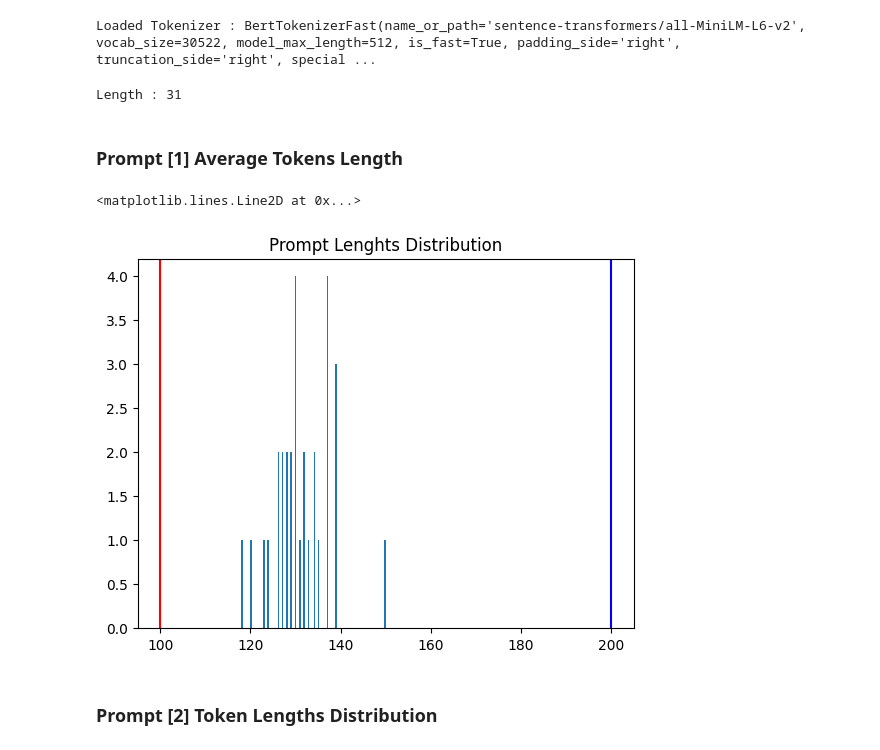
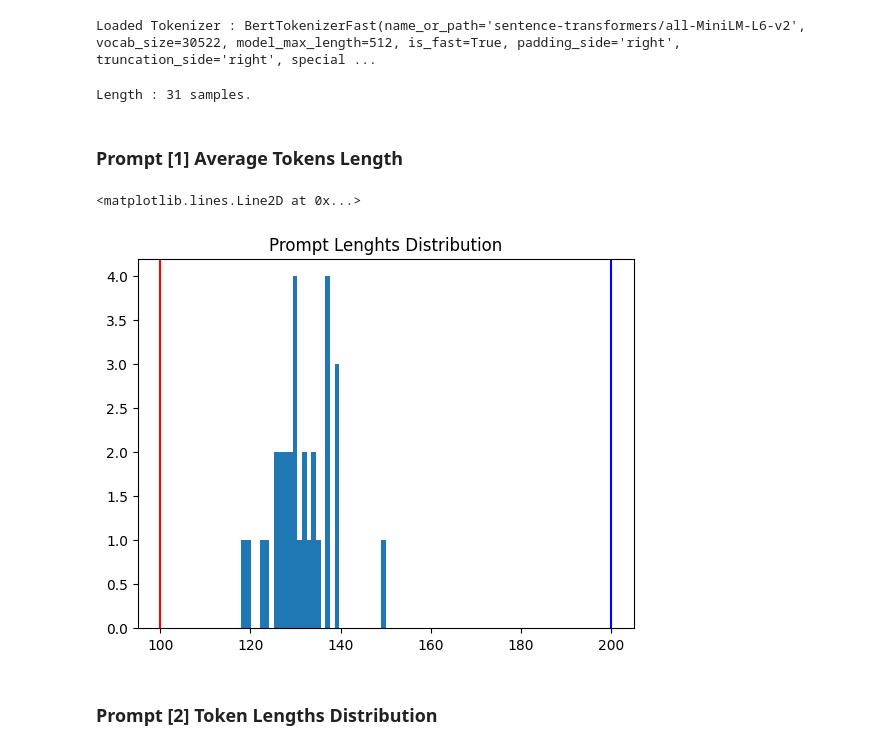
Before and after one commit to iusztinpaul/hands-on-llms, a Jupyter notebook: notebooks/prompts_eda.ipynb, the cells around one changed output. Saved outputs shown, nothing was run; the diff lists cells and outputs as text; code cells hidden in the pictures.

```diff
--- a/notebooks/prompts_eda.ipynb
+++ b/notebooks/prompts_eda.ipynb
@@ -69,24 +69,28 @@ class TrainSample:
 
 class DatasetGenerator:
     def __init__(self, dataset_file_path: Path, scope: Scope):
-        self.scope = scope
+        self._scope = scope
         self.tokenizer = tokenizer
         self.dataset = self._load_dataset(dataset_file_path)
+
+    @property
+    def size(self):
+        return len(self.dataset[self._scope.value])
 
     def _load_dataset(self, dataset_file_path: Path):
         try:
             dataset = load_dataset("json", data_files=str(dataset_json_file))
-            print(f"Length : {len(dataset[self.scope.value])} samples.")
+            print(f"Length : {len(dataset[self._scope.value])} samples.")
             return dataset
         except FileNotFoundError:
             print("JSON file not found.")
-            raise FileNotFoundError("Yo, check the file path")
+            raise FileNotFoundError("Check the file path")
         except SyntaxError:
             print("JSON file badly formatted.")
-            raise FileNotFoundError("Yo, forgot how to write json?")
+            raise FileNotFoundError("Forgot how to write json")
 
     def tokenized_samples_gen(self, tokenizer):
-        formatted_samples = list(map(lambda en: TrainSample(**en), self.dataset[self.scope.value]))
+        formatted_samples = list(map(lambda en: TrainSample(**en), self.dataset[self._scope.value]))
         for sample in formatted_samples:
             as_str = sample.formatted()
             tokenized = tokenizer(as_str)
@@ -94,14 +98,9 @@ class DatasetGenerator:
             yield tokenized
 
     def raw_samples_gen(self):
-        formatted_samples = list(map(lambda en: TrainSample(**en), self.dataset[self.scope.value]))
+        formatted_samples = list(map(lambda en: TrainSample(**en), self.dataset[self._scope.value]))
         for sample in formatted_samples:
-            yield sample
-
-def tokenize(str_prompt: str) -> List:
-    tokenized = tokenizer(str_prompt)
-    tokenized = tokenized["input_ids"]
-    return tokenized
+            yield samples
 # %%
 
 # 1. Prerequisites
@@ -113,21 +112,21 @@ dataset_json_file = DATASET_ROOT / "training_data.json"
 dataset = DatasetGenerator(dataset_file_path=dataset_json_file, scope=Scope.TRAIN)
 tokenized_samples = dataset.tokenized_samples_gen(tokenizer)
 # %% [output]
-Length : 31
+Length : 31 samples.
 # %% [markdown]
 ### Prompt [1] Average Tokens Length
 # %%
 # Tokenize each prompt
 import matplotlib.pyplot as plt
 
 lens = [len(x) for x in tokenized_samples]
-plt.hist(lens, bins=100)
+plt.hist(lens, bins=dataset.size)
 plt.title("Prompt Lenghts Distribution")
 plt.axvline(100, color="red")
 plt.axvline(200, color="blue")
 # %% [output]
 <matplotlib.lines.Line2D at 0x...>
-[figure, old version]
+[figure, new version]
 # %% [markdown]
 ### Prompt [2] Token Lengths Distribution
 # %%
```
